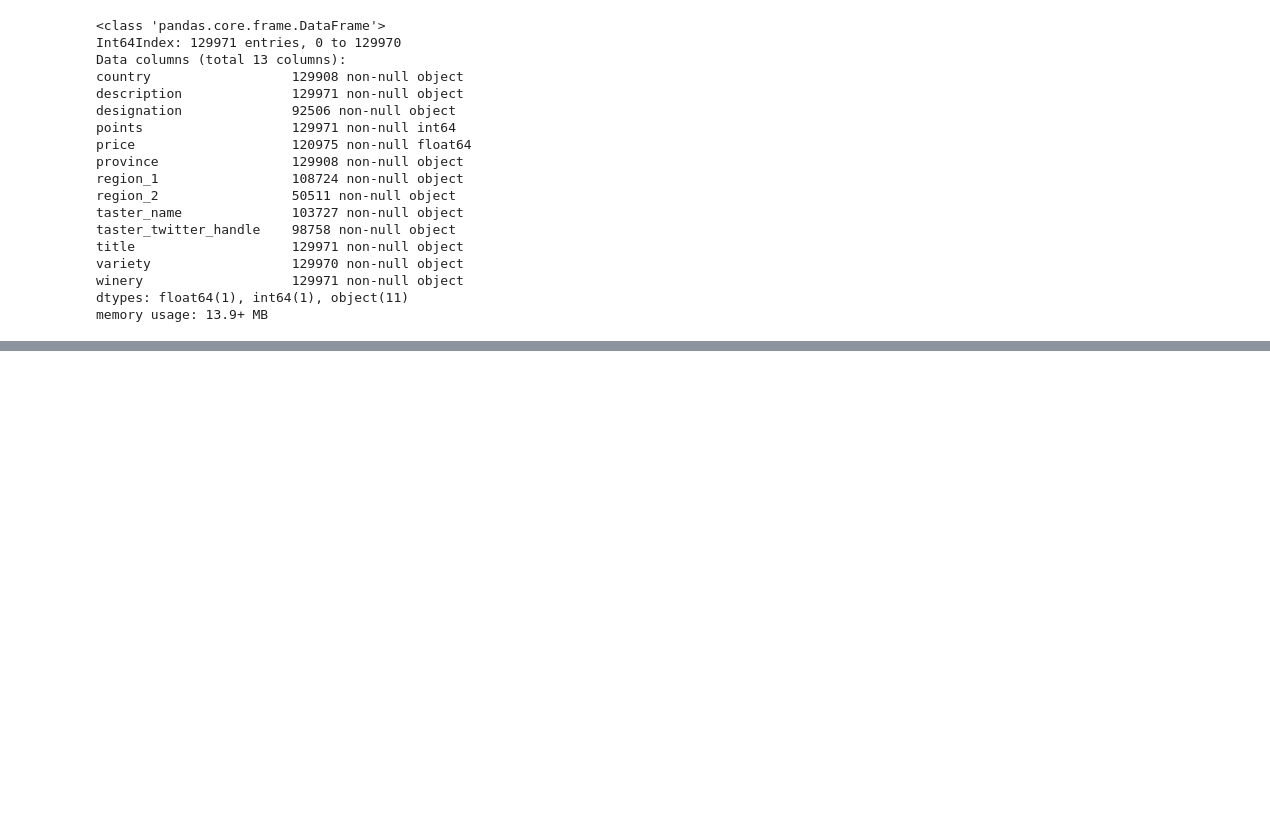
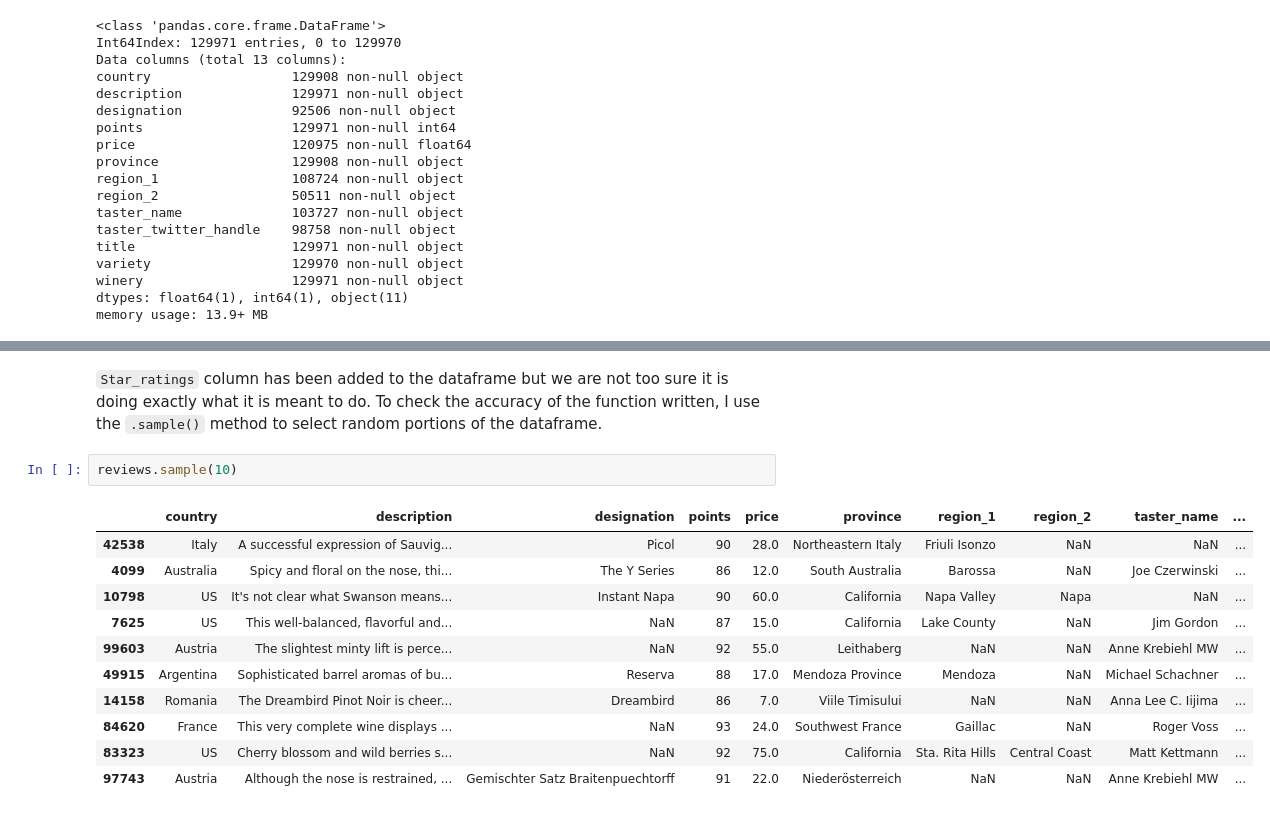
Before and after one commit to jimaid/tutorial, a Jupyter notebook: Pandas tutorials.ipynb, the cells around one changed output, grey strips where cells are left out. Saved outputs shown, nothing was run; the diff lists cells and outputs as text; blank space fills up the shorter version.

```diff
--- a/Pandas tutorials.ipynb
+++ b/Pandas tutorials.ipynb
@@ -320,0 +440,16 @@ memory usage: 13.9+ MB
+# %% [markdown]
+`Star_ratings` column has been added to the dataframe but we are not too sure it is doing exactly what it is meant to do. To check the accuracy of the function written, I use the `.sample()` method to select random portions of the dataframe.
+# %%
+reviews.sample(10)
+# %% [output]
+|  | country | description | designation | points | price | province | region_1 | region_2 | taster_name | ... |
+| 42538 | Italy | A successful expression of Sauvig... | Picol | 90 | 28.0 | Northeastern Italy | Friuli Isonzo | NaN | NaN | ... |
+| 4099 | Australia | Spicy and floral on the nose, thi... | The Y Series | 86 | 12.0 | South Australia | Barossa | NaN | Joe Czerwinski | ... |
+| 10798 | US | It's not clear what Swanson means... | Instant Napa | 90 | 60.0 | California | Napa Valley | Napa | NaN | ... |
+| 7625 | US | This well-balanced, flavorful and... | NaN | 87 | 15.0 | California | Lake County | NaN | Jim Gordon | ... |
+| 99603 | Austria | The slightest minty lift is perce... | NaN | 92 | 55.0 | Leithaberg | NaN | NaN | Anne Krebiehl MW | ... |
+| 49915 | Argentina | Sophisticated barrel aromas of bu... | Reserva | 88 | 17.0 | Mendoza Province | Mendoza | NaN | Michael Schachner | ... |
+| 14158 | Romania | The Dreambird Pinot Noir is cheer... | Dreambird | 86 | 7.0 | Viile Timisului | NaN | NaN | Anna Lee C. Iijima | ... |
+| 84620 | France | This very complete wine displays ... | NaN | 93 | 24.0 | Southwest France | Gaillac | NaN | Roger Voss | ... |
+| 83323 | US | Cherry blossom and wild berries s... | NaN | 92 | 75.0 | California | Sta. Rita Hills | Central Coast | Matt Kettmann | ... |
+| 97743 | Austria | Although the nose is restrained, ... | Gemischter Satz Braitenpuechtorff | 91 | 22.0 | Niederösterreich | NaN | NaN | Anne Krebiehl MW | ... |
```
Also changed, not shown: parts of 20 cells of this notebook.
